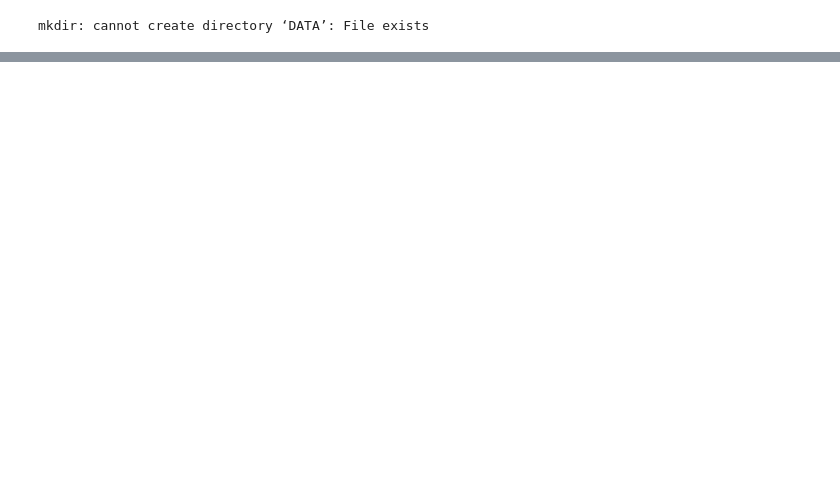
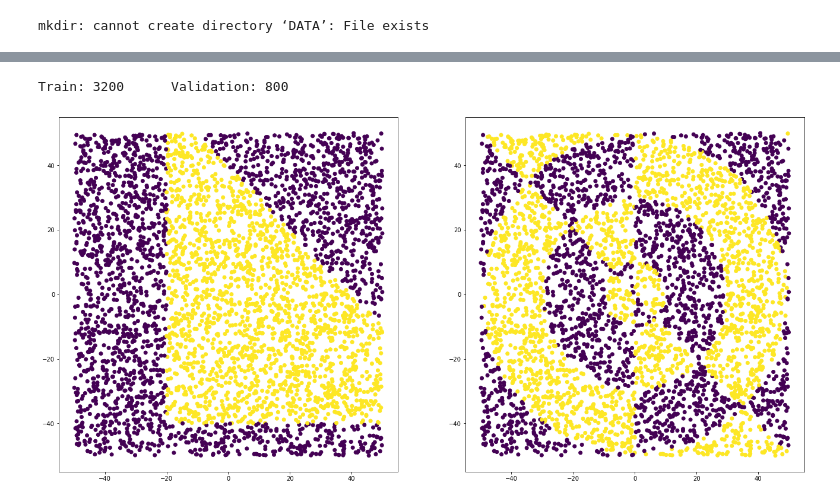
Before and after one commit to aidinattar/LoCP_MODB, a Jupyter notebook: Week2/generate_data_DNN_2022.ipynb, the cells around one changed output, grey strips where cells are left out. Cells and saved outputs as stored; diff of their text form; code cells hidden in the pictures; blank space fills up the shorter version.

```diff
--- a/Week2/generate_data_DNN_2022.ipynb
+++ b/Week2/generate_data_DNN_2022.ipynb
@@ -39,3 +39,44 @@ np.savetxt(filename("labels_diff_inc",TYPE),y,fmt="%d")
+# %%
+#training data
+%run nonlinear_function.py # to run an external program
+perc_train = 0.8
+
+#keras works with numpy arrays: just use them from the start
+TYPE = 1
+x = np.loadtxt(filename('data', TYPE), delimiter=' ')
+y = np.loadtxt(filename('labels', TYPE), delimiter=' ')
+N = len(x)
+TYPE = 2
+x_alt = np.loadtxt(filename('data_diff', TYPE), delimiter=' ')
+y_alt = np.loadtxt(filename('labels_diff', TYPE), delimiter=' ')
+N_alt = len(x_alt)
+
+
+
+#dim of a sample
+L = len(x[0])
+L_red = len(x_alt[0])
+
+
+N_train     = int( perc_train * N     )
+N_train_alt = int( perc_train * N_alt )
+
+(x_train, y_train) = (x[:N_train],y[:N_train])
+(x_valid, y_valid) = (x[N_train:],y[N_train:])
+print("Train:",len(x_train),"\t Validation:",len(x_valid))
+
+(x_train_alt, y_train_alt) = (x_alt[:N_train_alt],y[:N_train_alt])
+(x_valid_alt, y_valid_alt) = (x_alt[N_train_alt:],y[N_train_alt:])
+
+fig, ax = plt.subplots(ncols = 2, figsize = (22.5,11))
+ax[1].scatter(x_alt[:,0],x_alt[:,1],c=y_alt)
+ax[0].scatter(x    [:,0],x    [:,1],c=y    )
+plt.show()
+
+fig.savefig('figures/set.pdf')
+# %% [output]
+Train: 3200      Validation: 800
+[figure, added]
 # %% [markdown]
 <a style='text-decoration:none;line-height:16px;display:flex;color:#5B5B62;padding:10px;justify-content:end;' href='https://deepnote.com?utm_source=created-in-deepnote-cell&projectId=1cb9264e-65a5-431d-a980-16667908489e' target="_blank">
 <img alt='Created in deepnote.com' style='display:inline;max-height:16px;margin:0px;margin-right:7.5px;' src='embedded-picture-1' > </img>
```
Also changed, not shown: parts of 2 cells of this notebook, 9 other files.
